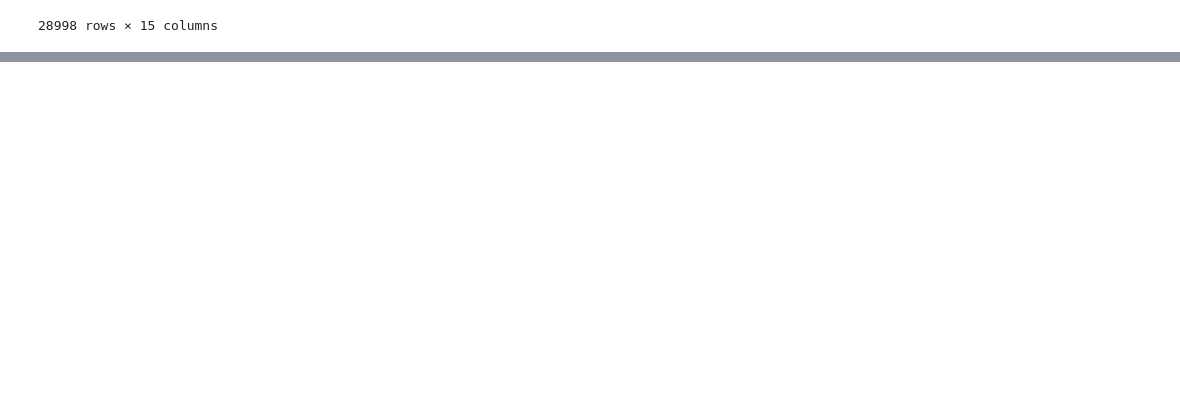
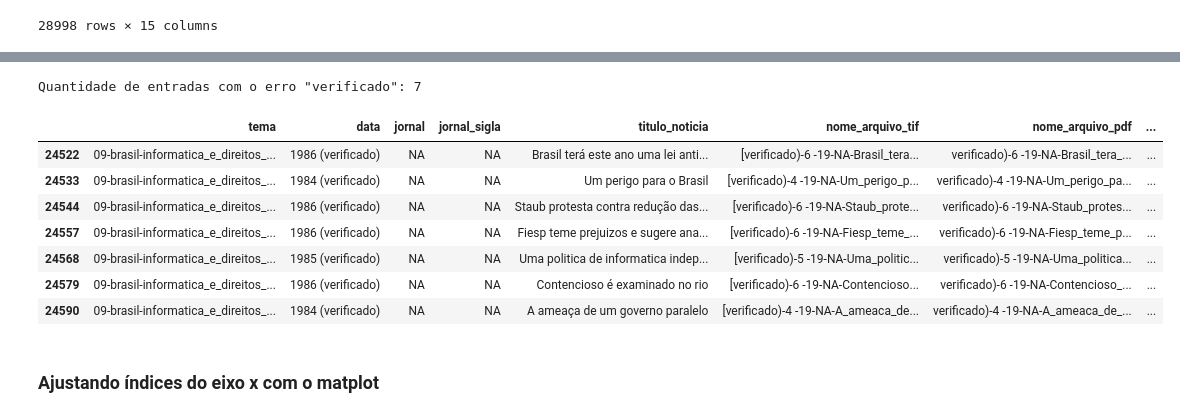
Before and after one commit to thiagovicino/python_analise_dados, a Jupyter notebook: Análise_dados_02_json_thiago.ipynb, the cells around one changed output, grey strips where cells are left out. Drawn from its saved outputs; the diff is of its cells as text; code cells hidden in the pictures; blank space fills up the shorter version.

```diff
--- a/Análise_dados_02_json_thiago.ipynb
+++ b/Análise_dados_02_json_thiago.ipynb
@@ -76,0 +109,7 @@ dataset
+# %%
+# Criando o índice "ano"
+ano = dataset["data"].apply(lambda x: x[-4:]) # apply para fazer um slicing da string
+type(ano)
+# Notícias por ano
+noticias_por_ano = ano.value_counts().sort_index()
+noticias_por_ano
@@ -76,0 +183,15 @@ dataset
+# %%
+# Series com expressão "(verificado)" na data
+indice_expressao_verificado = dataset.loc[ano == "ado)"]
+print(f'Quantidade de entradas com expressão "(verificado)" nas datas: {indice_expressao_verificado.shape[0]}')
+indice_expressao_verificado
+# %% [output]
+Quantidade de entradas com o erro "verificado": 7
+|  | tema | data | jornal | jornal_sigla | titulo_noticia | nome_arquivo_tif | nome_arquivo_pdf | ... |
+| 24522 | 09-brasil-informatica_e_direitos_... | 1986 (verificado) | NA | NA | Brasil terá este ano uma lei anti... | [verificado)-6 -19-NA-Brasil_tera... | verificado)-6 -19-NA-Brasil_tera_... | ... |
+| 24533 | 09-brasil-informatica_e_direitos_... | 1984 (verificado) | NA | NA | Um perigo para o Brasil | [verificado)-4 -19-NA-Um_perigo_p... | verificado)-4 -19-NA-Um_perigo_pa... | ... |
+| 24544 | 09-brasil-informatica_e_direitos_... | 1986 (verificado) | NA | NA | Staub protesta contra redução das... | [verificado)-6 -19-NA-Staub_prote... | verificado)-6 -19-NA-Staub_protes... | ... |
+| 24557 | 09-brasil-informatica_e_direitos_... | 1986 (verificado) | NA | NA | Fiesp teme prejuizos e sugere ana... | [verificado)-6 -19-NA-Fiesp_teme_... | verificado)-6 -19-NA-Fiesp_teme_p... | ... |
+| 24568 | 09-brasil-informatica_e_direitos_... | 1985 (verificado) | NA | NA | Uma politica de informatica indep... | [verificado)-5 -19-NA-Uma_politic... | verificado)-5 -19-NA-Uma_politica... | ... |
+| 24579 | 09-brasil-informatica_e_direitos_... | 1986 (verificado) | NA | NA | Contencioso é examinado no rio | [verificado)-6 -19-NA-Contencioso... | verificado)-6 -19-NA-Contencioso_... | ... |
+| 24590 | 09-brasil-informatica_e_direitos_... | 1984 (verificado) | NA | NA | A ameaça de um governo paralelo | [verificado)-4 -19-NA-A_ameaca_de... | verificado)-4 -19-NA-A_ameaca_de_... | ... |
@@ -76,0 +206,2 @@ dataset
+# %% [markdown]
+### Ajustando índices do eixo x com o matplot
```
Also changed, not shown: parts of 25 cells of this notebook.
